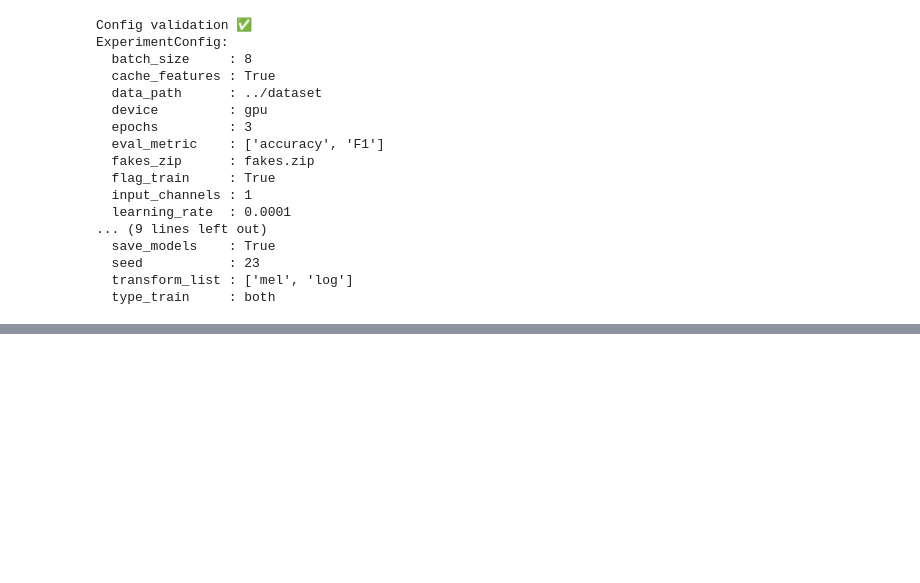
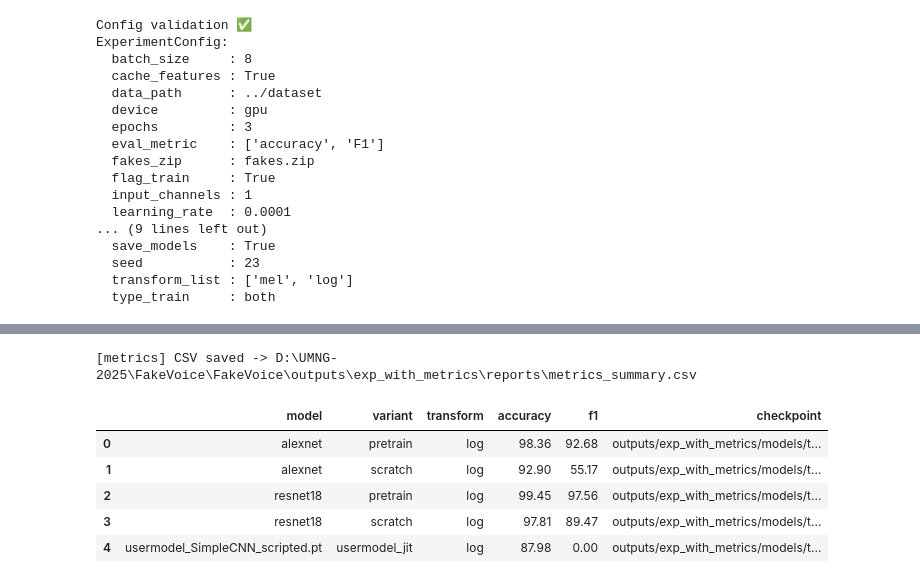
Before and after one commit to DEEP-CGPS/FakeVoiceFinder, a Jupyter notebook: notebooks/Example_basic_experiment.ipynb, the cells around one changed output, grey strips where cells are left out. Saved outputs shown, nothing was run; the diff lists cells and outputs as text; code cells hidden in the pictures; blank space fills up the shorter version.

```diff
--- a/notebooks/Example_basic_experiment.ipynb
+++ b/notebooks/Example_basic_experiment.ipynb
@@ -176,0 +209,21 @@ Best checkpoints stored in: D:/UMNG-2025/FakeVoice/FakeVoice/outputs/exp_bench_v
+# %%
+from fakevoicefinder.config import ExperimentConfig
+from fakevoicefinder.experiment import CreateExperiment
+from fakevoicefinder.metrics import MetricsReporter
+
+EXP_NAME = "exp_with_metrics"  # tu experimento ya entrenado
+
+cfg = ExperimentConfig(); cfg.run_name = EXP_NAME
+exp = CreateExperiment(cfg, experiment_name=cfg.run_name)  # NO llames build()
+
+rep = MetricsReporter(exp)                   # toma reports/ del manifest
+df = rep.evaluate_all("metrics_summary.csv") # guarda CSV en outputs/<exp>/reports/
+df.head()
+# %% [output]
+[metrics] CSV saved -> D:\UMNG-2025\FakeVoice\FakeVoice\outputs\exp_with_metrics\reports\metrics_summary.csv
+|  | model | variant | transform | accuracy | f1 | checkpoint |
+| 0 | alexnet | pretrain | log | 98.36 | 92.68 | outputs/exp_with_metrics/models/t... |
+| 1 | alexnet | scratch | log | 92.90 | 55.17 | outputs/exp_with_metrics/models/t... |
+| 2 | resnet18 | pretrain | log | 99.45 | 97.56 | outputs/exp_with_metrics/models/t... |
+| 3 | resnet18 | scratch | log | 97.81 | 89.47 | outputs/exp_with_metrics/models/t... |
+| 4 | usermodel_SimpleCNN_scripted.pt | usermodel_jit | log | 87.98 | 0.00 | outputs/exp_with_metrics/models/t... |
```
Also changed, not shown: parts of 9 cells of this notebook.
